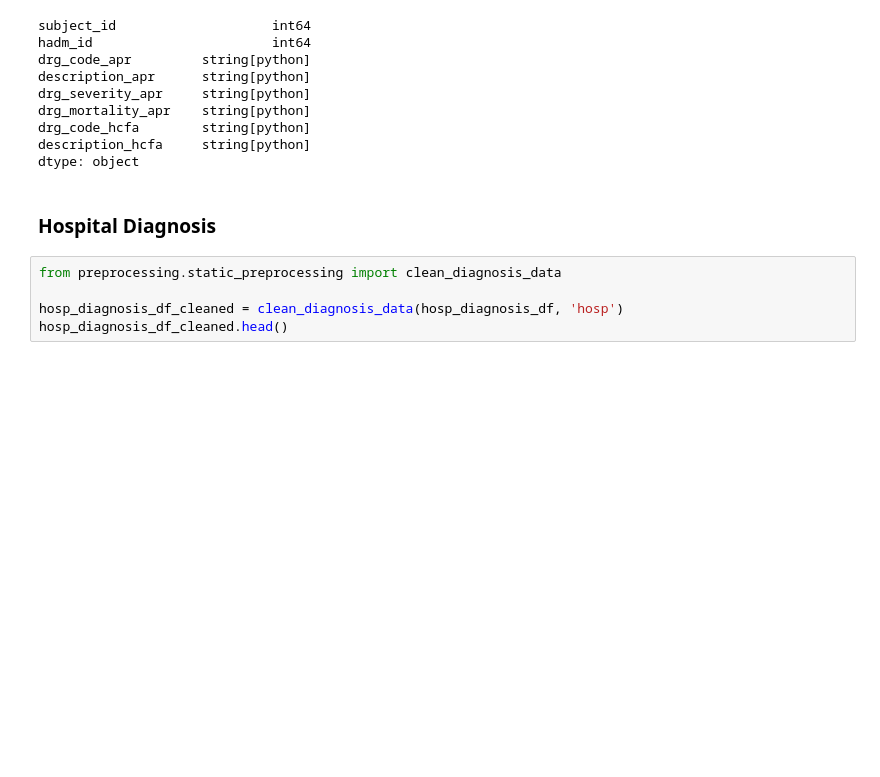
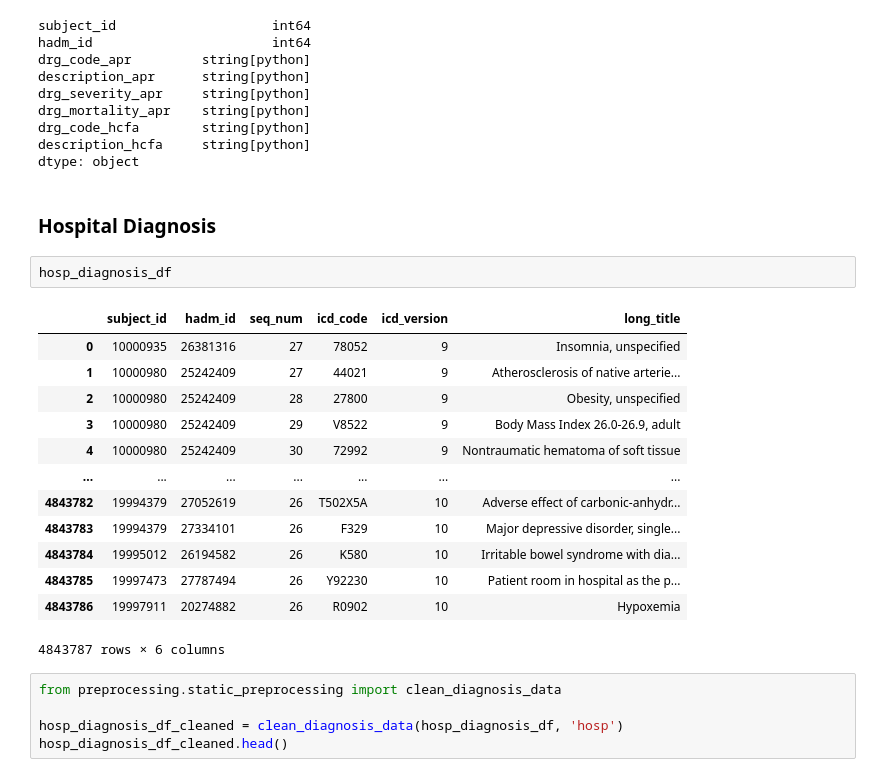
Before and after one commit to brandonng2/ClinicalDigitalTwin, a Jupyter notebook: notebooks/static_preprocessing.ipynb, the cells around one changed output. Cells and saved outputs as stored; diff of their text form; blank space fills up the shorter version.

```diff
--- a/notebooks/static_preprocessing.ipynb
+++ b/notebooks/static_preprocessing.ipynb
@@ -129,6 +130,22 @@ description_hcfa     string[python]
 dtype: object
 # %% [markdown]
 ### Hospital Diagnosis
+# %%
+hosp_diagnosis_df
+# %% [output]
+|  | subject_id | hadm_id | seq_num | icd_code | icd_version | long_title |
+| 0 | 10000935 | 26381316 | 27 | 78052 | 9 | Insomnia, unspecified |
+| 1 | 10000980 | 25242409 | 27 | 44021 | 9 | Atherosclerosis of native arterie... |
+| 2 | 10000980 | 25242409 | 28 | 27800 | 9 | Obesity, unspecified |
+| 3 | 10000980 | 25242409 | 29 | V8522 | 9 | Body Mass Index 26.0-26.9, adult |
+| 4 | 10000980 | 25242409 | 30 | 72992 | 9 | Nontraumatic hematoma of soft tissue |
+| ... | ... | ... | ... | ... | ... | ... |
+| 4843782 | 19994379 | 27052619 | 26 | T502X5A | 10 | Adverse effect of carbonic-anhydr... |
+| 4843783 | 19994379 | 27334101 | 26 | F329 | 10 | Major depressive disorder, single... |
+| 4843784 | 19995012 | 26194582 | 26 | K580 | 10 | Irritable bowel syndrome with dia... |
+| 4843785 | 19997473 | 27787494 | 26 | Y92230 | 10 | Patient room in hospital as the p... |
+| 4843786 | 19997911 | 20274882 | 26 | R0902 | 10 | Hypoxemia |
+4843787 rows × 6 columns
 # %%
 from preprocessing.static_preprocessing import clean_diagnosis_data
 
```
Also changed, not shown: parts of 1 cell of this notebook, 3 other files.
